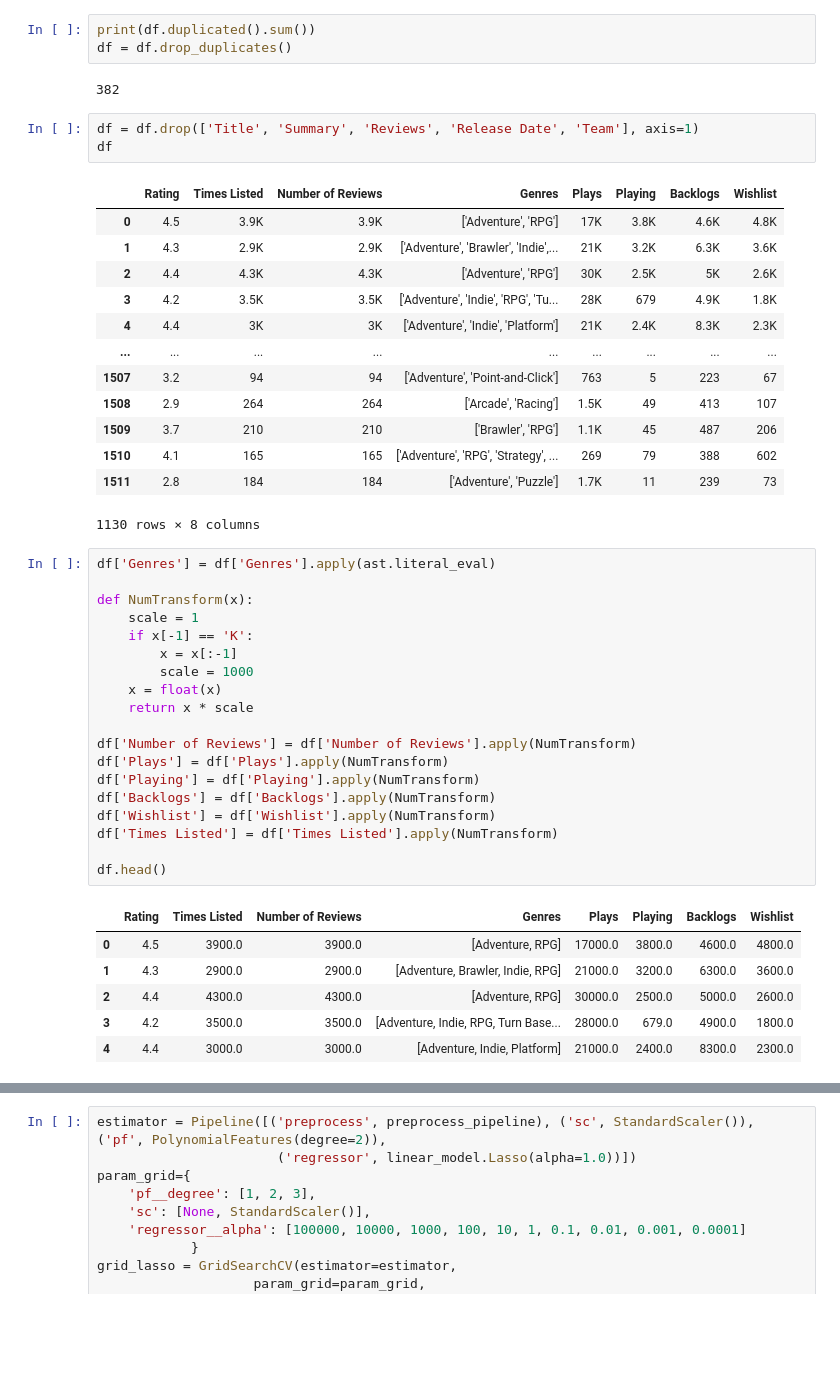
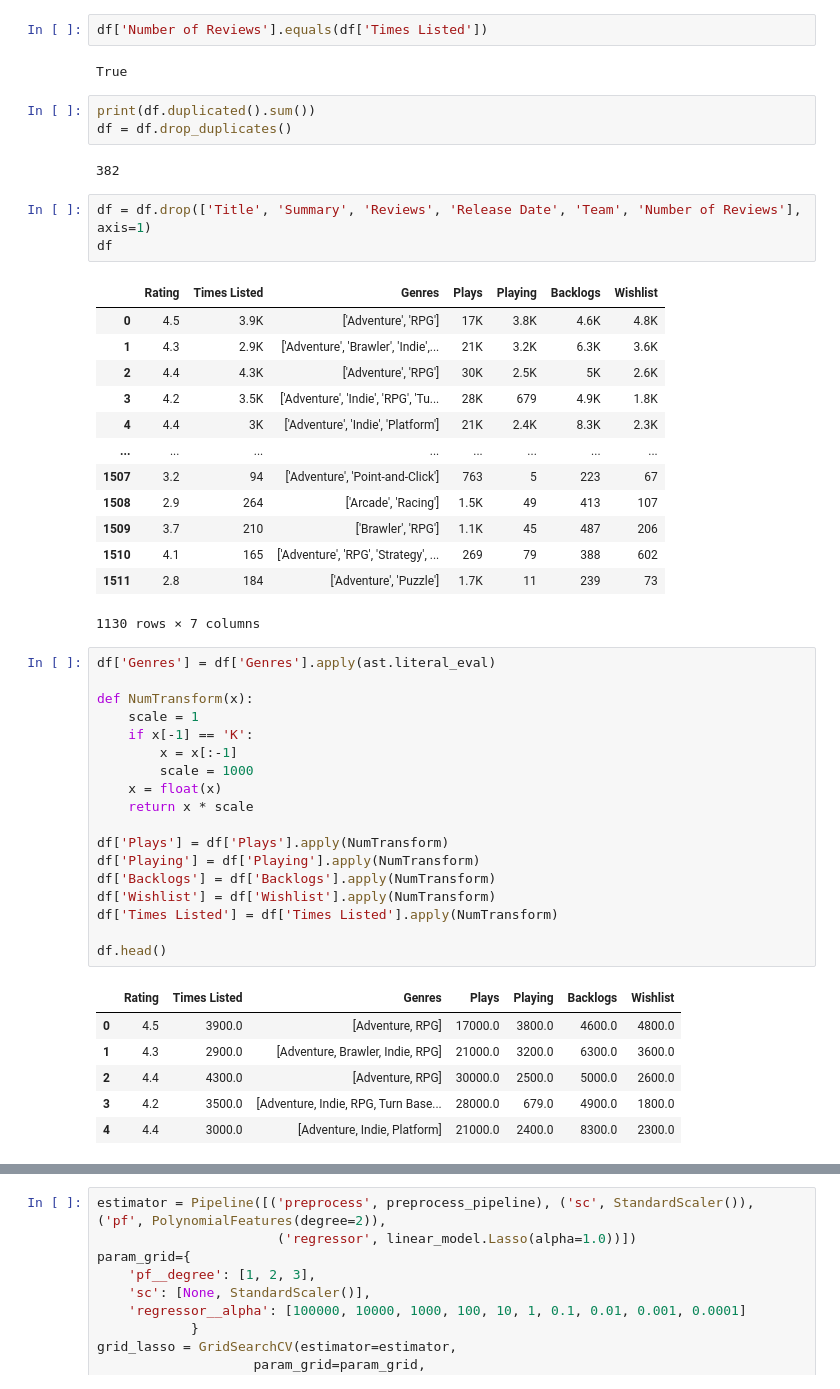
Before and after one commit to gaplin/ml_popular_video_games, a Jupyter notebook: main.ipynb, the cells around one changed output, grey strips where cells are left out. Saved outputs shown, nothing was run; the diff lists cells and outputs as text; blank space fills up the shorter version.

Commit message:
Removed duplicated column. Added plots for input

```diff
--- a/main.ipynb
+++ b/main.ipynb
@@ -40,28 +41,32 @@ df.head()
 | 2 | The Legend of Zelda: Breath of th... | Mar 03, 2017 | ['Nintendo', 'Nintendo EPD Produc... | 4.4 | 4.3K | 4.3K | ['Adventure', 'RPG'] | The Legend of Zelda: Breath of th... | ['This game is the game (that is ... | ... |
 | 3 | Undertale | Sep 15, 2015 | ['tobyfox', '8-4'] | 4.2 | 3.5K | 3.5K | ['Adventure', 'Indie', 'RPG', 'Tu... | A small child falls into the Unde... | ['soundtrack is tied for #1 with ... | ... |
 | 4 | Hollow Knight | Feb 24, 2017 | ['Team Cherry'] | 4.4 | 3K | 3K | ['Adventure', 'Indie', 'Platform'] | A 2D metroidvania with an emphasi... | ["this games worldbuilding is inc... | ... |
+# %%
+df['Number of Reviews'].equals(df['Times Listed'])
+# %% [output]
+True
 # %%
 print(df.duplicated().sum())
 df = df.drop_duplicates()
 # %% [output]
 382
 # %%
-df = df.drop(['Title', 'Summary', 'Reviews', 'Release Date', 'Team'], axis=1)
+df = df.drop(['Title', 'Summary', 'Reviews', 'Release Date', 'Team', 'Number of Reviews'], axis=1)
 df
 # %% [output]
-|  | Rating | Times Listed | Number of Reviews | Genres | Plays | Playing | Backlogs | Wishlist |
-| 0 | 4.5 | 3.9K | 3.9K | ['Adventure', 'RPG'] | 17K | 3.8K | 4.6K | 4.8K |
-| 1 | 4.3 | 2.9K | 2.9K | ['Adventure', 'Brawler', 'Indie',... | 21K | 3.2K | 6.3K | 3.6K |
-| 2 | 4.4 | 4.3K | 4.3K | ['Adventure', 'RPG'] | 30K | 2.5K | 5K | 2.6K |
-| 3 | 4.2 | 3.5K | 3.5K | ['Adventure', 'Indie', 'RPG', 'Tu... | 28K | 679 | 4.9K | 1.8K |
-| 4 | 4.4 | 3K | 3K | ['Adventure', 'Indie', 'Platform'] | 21K | 2.4K | 8.3K | 2.3K |
-| ... | ... | ... | ... | ... | ... | ... | ... | ... |
-| 1507 | 3.2 | 94 | 94 | ['Adventure', 'Point-and-Click'] | 763 | 5 | 223 | 67 |
-| 1508 | 2.9 | 264 | 264 | ['Arcade', 'Racing'] | 1.5K | 49 | 413 | 107 |
-| 1509 | 3.7 | 210 | 210 | ['Brawler', 'RPG'] | 1.1K | 45 | 487 | 206 |
-| 1510 | 4.1 | 165 | 165 | ['Adventure', 'RPG', 'Strategy', ... | 269 | 79 | 388 | 602 |
-| 1511 | 2.8 | 184 | 184 | ['Adventure', 'Puzzle'] | 1.7K | 11 | 239 | 73 |
+|  | Rating | Times Listed | Genres | Plays | Playing | Backlogs | Wishlist |
+| 0 | 4.5 | 3.9K | ['Adventure', 'RPG'] | 17K | 3.8K | 4.6K | 4.8K |
+| 1 | 4.3 | 2.9K | ['Adventure', 'Brawler', 'Indie',... | 21K | 3.2K | 6.3K | 3.6K |
+| 2 | 4.4 | 4.3K | ['Adventure', 'RPG'] | 30K | 2.5K | 5K | 2.6K |
+| 3 | 4.2 | 3.5K | ['Adventure', 'Indie', 'RPG', 'Tu... | 28K | 679 | 4.9K | 1.8K |
+| 4 | 4.4 | 3K | ['Adventure', 'Indie', 'Platform'] | 21K | 2.4K | 8.3K | 2.3K |
+| ... | ... | ... | ... | ... | ... | ... | ... |
+| 1507 | 3.2 | 94 | ['Adventure', 'Point-and-Click'] | 763 | 5 | 223 | 67 |
+| 1508 | 2.9 | 264 | ['Arcade', 'Racing'] | 1.5K | 49 | 413 | 107 |
+| 1509 | 3.7 | 210 | ['Brawler', 'RPG'] | 1.1K | 45 | 487 | 206 |
+| 1510 | 4.1 | 165 | ['Adventure', 'RPG', 'Strategy', ... | 269 | 79 | 388 | 602 |
+| 1511 | 2.8 | 184 | ['Adventure', 'Puzzle'] | 1.7K | 11 | 239 | 73 |
-1130 rows × 8 columns
+1130 rows × 7 columns
 # %%
 df['Genres'] = df['Genres'].apply(ast.literal_eval)
 
@@ -73,7 +78,6 @@ def NumTransform(x):
     x = float(x)
     return x * scale
 
-df['Number of Reviews'] = df['Number of Reviews'].apply(NumTransform)
 df['Plays'] = df['Plays'].apply(NumTransform)
 df['Playing'] = df['Playing'].apply(NumTransform)
 df['Backlogs'] = df['Backlogs'].apply(NumTransform)
@@ -82,12 +86,12 @@ df['Times Listed'] = df['Times Listed'].apply(NumTransform)
 
 df.head()
 # %% [output]
-|  | Rating | Times Listed | Number of Reviews | Genres | Plays | Playing | Backlogs | Wishlist |
-| 0 | 4.5 | 3900.0 | 3900.0 | [Adventure, RPG] | 17000.0 | 3800.0 | 4600.0 | 4800.0 |
-| 1 | 4.3 | 2900.0 | 2900.0 | [Adventure, Brawler, Indie, RPG] | 21000.0 | 3200.0 | 6300.0 | 3600.0 |
-| 2 | 4.4 | 4300.0 | 4300.0 | [Adventure, RPG] | 30000.0 | 2500.0 | 5000.0 | 2600.0 |
-| 3 | 4.2 | 3500.0 | 3500.0 | [Adventure, Indie, RPG, Turn Base... | 28000.0 | 679.0 | 4900.0 | 1800.0 |
-| 4 | 4.4 | 3000.0 | 3000.0 | [Adventure, Indie, Platform] | 21000.0 | 2400.0 | 8300.0 | 2300.0 |
+|  | Rating | Times Listed | Genres | Plays | Playing | Backlogs | Wishlist |
+| 0 | 4.5 | 3900.0 | [Adventure, RPG] | 17000.0 | 3800.0 | 4600.0 | 4800.0 |
+| 1 | 4.3 | 2900.0 | [Adventure, Brawler, Indie, RPG] | 21000.0 | 3200.0 | 6300.0 | 3600.0 |
+| 2 | 4.4 | 4300.0 | [Adventure, RPG] | 30000.0 | 2500.0 | 5000.0 | 2600.0 |
+| 3 | 4.2 | 3500.0 | [Adventure, Indie, RPG, Turn Base... | 28000.0 | 679.0 | 4900.0 | 1800.0 |
+| 4 | 4.4 | 3000.0 | [Adventure, Indie, Platform] | 21000.0 | 2400.0 | 8300.0 | 2300.0 |
 # %%
 df.isna().sum()
 # %% [output]
```
Also changed, not shown: parts of 8 cells of this notebook.
